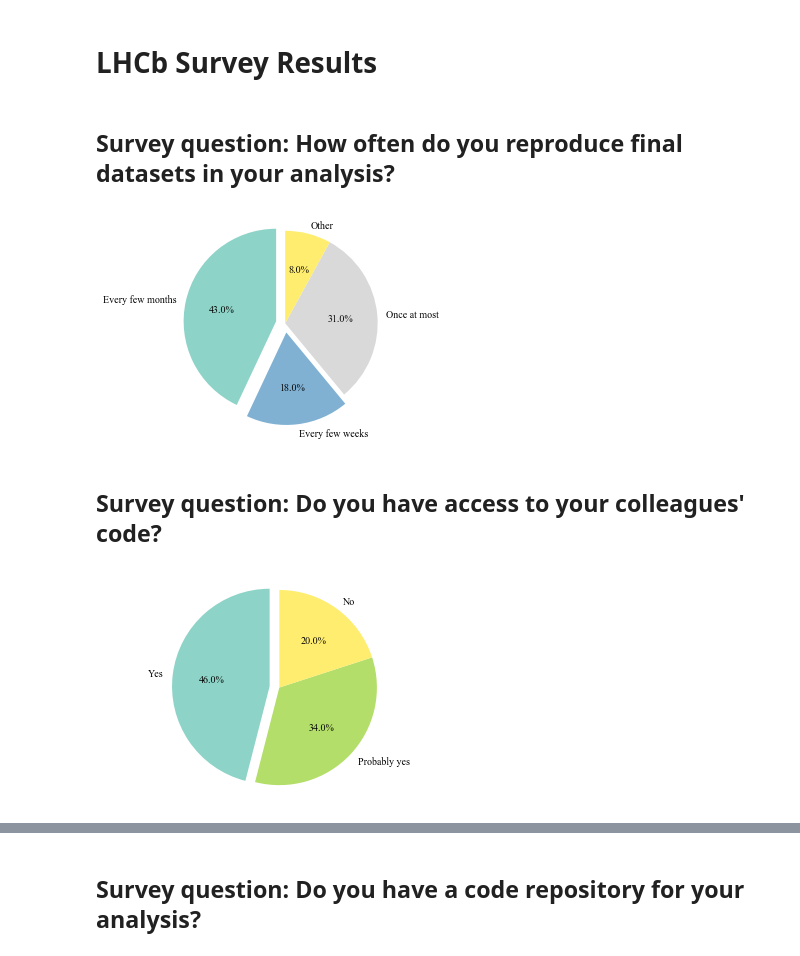
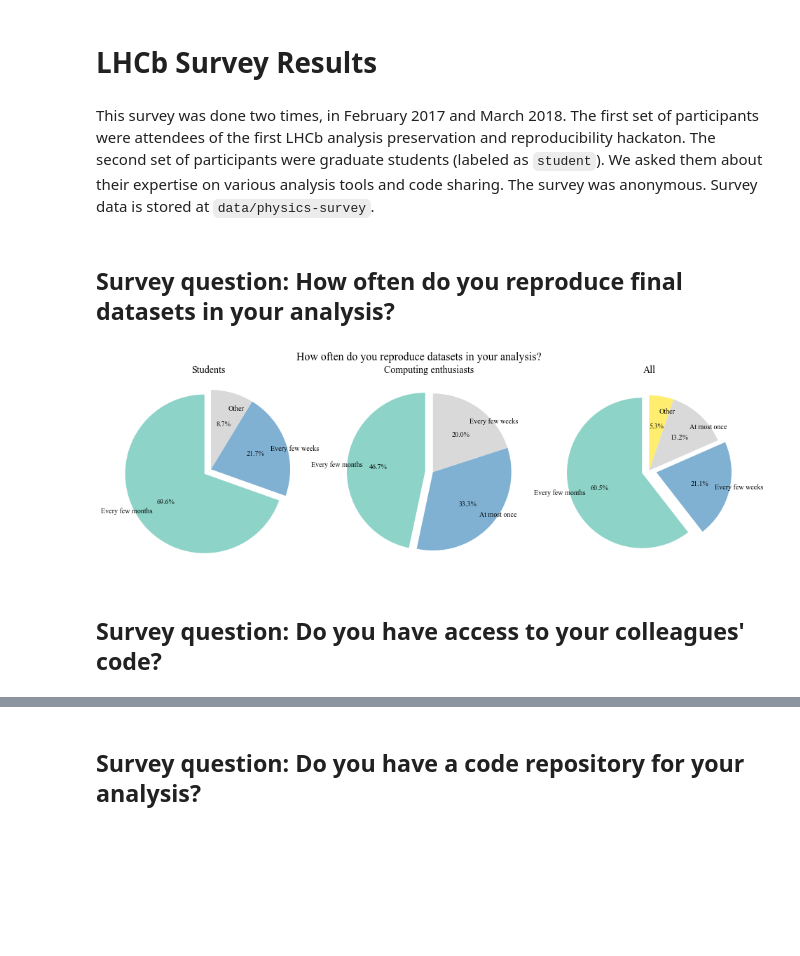
Before and after one commit to atrisovic/thesis-plots, a Jupyter notebook: lhcb-survey-results-2017.ipynb, the cells around one changed output, grey strips where cells are left out. Cells and saved outputs as stored; diff of their text form; code cells hidden in the pictures; blank space fills up the shorter version.

```diff
--- a/lhcb-survey-results-2017.ipynb
+++ b/lhcb-survey-results-2017.ipynb
@@ -9,0 +3,2 @@ plt.rcParams['savefig.facecolor']='white'
+# %% [markdown]
+This survey was done two times, in February 2017 and March 2018. The first set of participants were attendees of the first LHCb analysis preservation and reproducibility hackaton. The second set of participants were graduate students (labeled as `student`). We asked them about their expertise on various analysis tools and code sharing. The survey was anonymous. Survey data is stored at `data/physics-survey`.
@@ -10,34 +11,33 @@ plt.rcParams['savefig.facecolor']='white'
 # %% [markdown]
 ## Survey question: How often do you reproduce final datasets in your analysis?
-# %%
-labels = 'Every few months', 'Every few weeks', 'Once at most', 'Other'
-
-results = (43, 18, 31, 8)
-explode = (0.1, 0.1, 0, 0)
-colors = plt.cm.Set3(np.linspace(0,1,4))
-
-fig1, ax1 = plt.subplots()
-ax1.pie(results, explode=explode, labels=labels, autopct='%1.1f%%',
-        shadow=False, startangle=90, colors=colors)
-ax1.axis('equal')
-
-plt.show()
-# %% [output]
-[figure, removed]
+# %%
+colors = plt.cm.Set3(np.linspace(0,1,4))
+explode = (0.1, 0, 0)
+explode1 = (0.1, 0.1, 0, 0)
+
+a = df1.loc[df1['Student'] == 'Yes'][df1.columns[7]].value_counts()
+b = df1.loc[df1['Student'] == 'No'][df1.columns[7]].value_counts()
+t = df1[df1.columns[7]].value_counts()
+
+f, (ax1, ax2, ax3) = plt.subplots(nrows=1, ncols=3, figsize=(16, 5))
+f.suptitle("How often do you reproduce datasets in your analysis?", fontsize=16)
+ax1.pie(tuple(a), explode=explode, labels=tuple(a.index), autopct='%1.1f%%',
+        shadow=False, startangle=90, colors=colors, labeldistance=0.8)
+ax2.pie(tuple(b), explode=explode, labels=tuple(b.index), autopct='%1.1f%%',
+        shadow=False, startangle=90, colors=colors, labeldistance=0.8)
+ax3.pie(tuple(t), explode=explode1, labels=tuple(t.index), autopct='%1.1f%%',
+        shadow=False, startangle=90, colors=colors, labeldistance=0.8)
+
+ax1.set_title("Students", fontsize=14)
+ax2.set_title("Computing enthusiasts", fontsize=14)
+ax3.set_title("All", fontsize=14)
+
+ax1.axis('equal')
+ax2.axis('equal')
+ax3.axis('equal')
+
+plt.show()
+# %% [output]
+[figure, added]
 # %% [markdown]
 ## Survey question: Do you have access to your colleagues' code?
-# %%
-labels = 'Yes', 'Probably yes', 'No'
-
-sizes = [46, 34, 20]
-explode = (0.1, 0, 0)
-colors = plt.cm.Set3(np.linspace(0,1,3))
-
-fig1, ax1 = plt.subplots()
-ax1.pie(sizes, explode=explode, labels=labels, autopct='%1.1f%%',
-        shadow=False, startangle=90, colors=colors)
-ax1.axis('equal')
-
-plt.show()
-# %% [output]
-[figure, removed]
```
Also changed, not shown: parts of 20 cells of this notebook, 2 other files.
